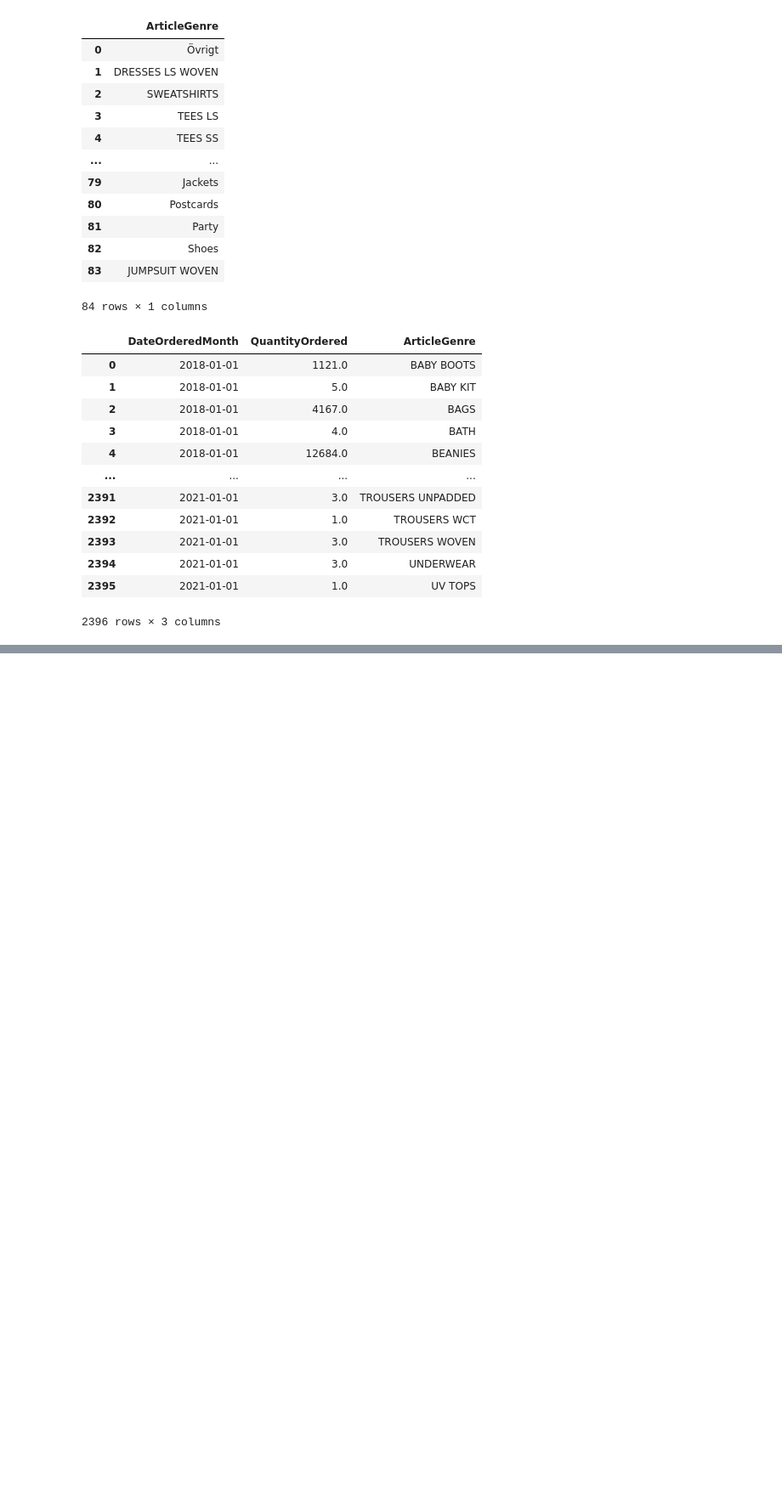
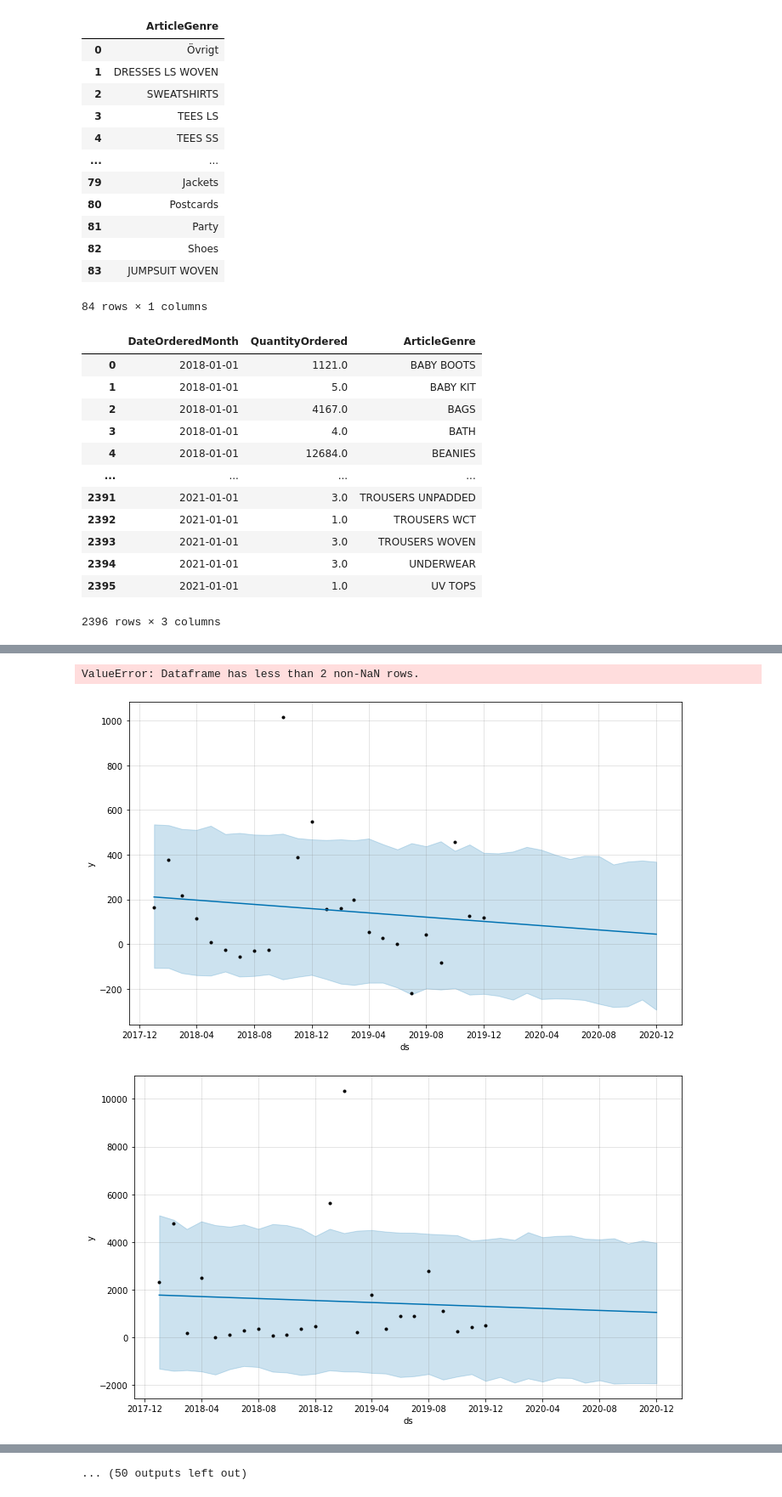
Before and after one commit to sandeepsabir/dsproject, a Jupyter notebook: DSProject.ipynb, the cells around one changed output, grey strips where cells are left out. Shown at 85% size. Cells and saved outputs as stored; diff of their text form; code cells hidden in the pictures; blank space fills up the shorter version.

```diff
--- a/DSProject.ipynb
+++ b/DSProject.ipynb
@@ -170,15 +170,3 @@ factOrder_df
 | 2394 | 2021-01-01 | 3.0 | UNDERWEAR |
 | 2395 | 2021-01-01 | 1.0 | UV TOPS |
 2396 rows × 3 columns
-# %%
-for index, row in ArticleGenre_df.iterrows():
-    df_model = factOrder_df[factOrder_df['ArticleGenre'] == row['ArticleGenre']]
-    df_model = df_model.loc[:, ['DateOrderedMonth', 'QuantityOrdered']]
-    df_model = df_model.reset_index()
-    df_model = df_model[['DateOrderedMonth', 'QuantityOrdered']]
-    df_model.columns = ['ds', 'y']
-
-    train, test = CreateSplitTestAndTrainData(df_model)
-
-    model = CreateModel(train)
-    ModelPrediction(model)
@@ -242,5 +200,28 @@ def ModelPrediction(model):
     model.plot(predictions);
     #print(predictions)
 
+    return predictions
+
     # Plot the prediction components
    # model.plot_components(predictions);
+# %%
+prediction_results_df = pd.DataFrame()
+
+for index, row in ArticleGenre_df.iterrows():
+    df_model = factOrder_df[factOrder_df['ArticleGenre'] == row['ArticleGenre']]
+    df_model = df_model.loc[:, ['DateOrderedMonth', 'QuantityOrdered']]
+    df_model = df_model.reset_index()
+    df_model = df_model[['DateOrderedMonth', 'QuantityOrdered']]
+    df_model.columns = ['ds', 'y']
+
+    train, test = CreateSplitTestAndTrainData(df_model)
+
+    model = CreateModel(train)
+    predictions = ModelPrediction(model)
+
+    model_performance = pd.merge(test, predictions[['ds', 'yhat', 'yhat_lower', 'yhat_upper']][-12:], on='ds')
+
+    model_performance['ArticleGenre'] = row['ArticleGenre']
+
+    prediction_results_df = pd.concat([prediction_results_df, model_performance])
+# %% [output]
@@ -246,0 +245,3 @@ def ModelPrediction(model):
+ValueError: Dataframe has less than 2 non-NaN rows.
+[figure, added]
+[figure, added]
@@ -247 +256,2 @@ def ModelPrediction(model):
+... (50 outputs left out)
 # %%
```
Also changed, not shown: parts of 6 cells of this notebook.
